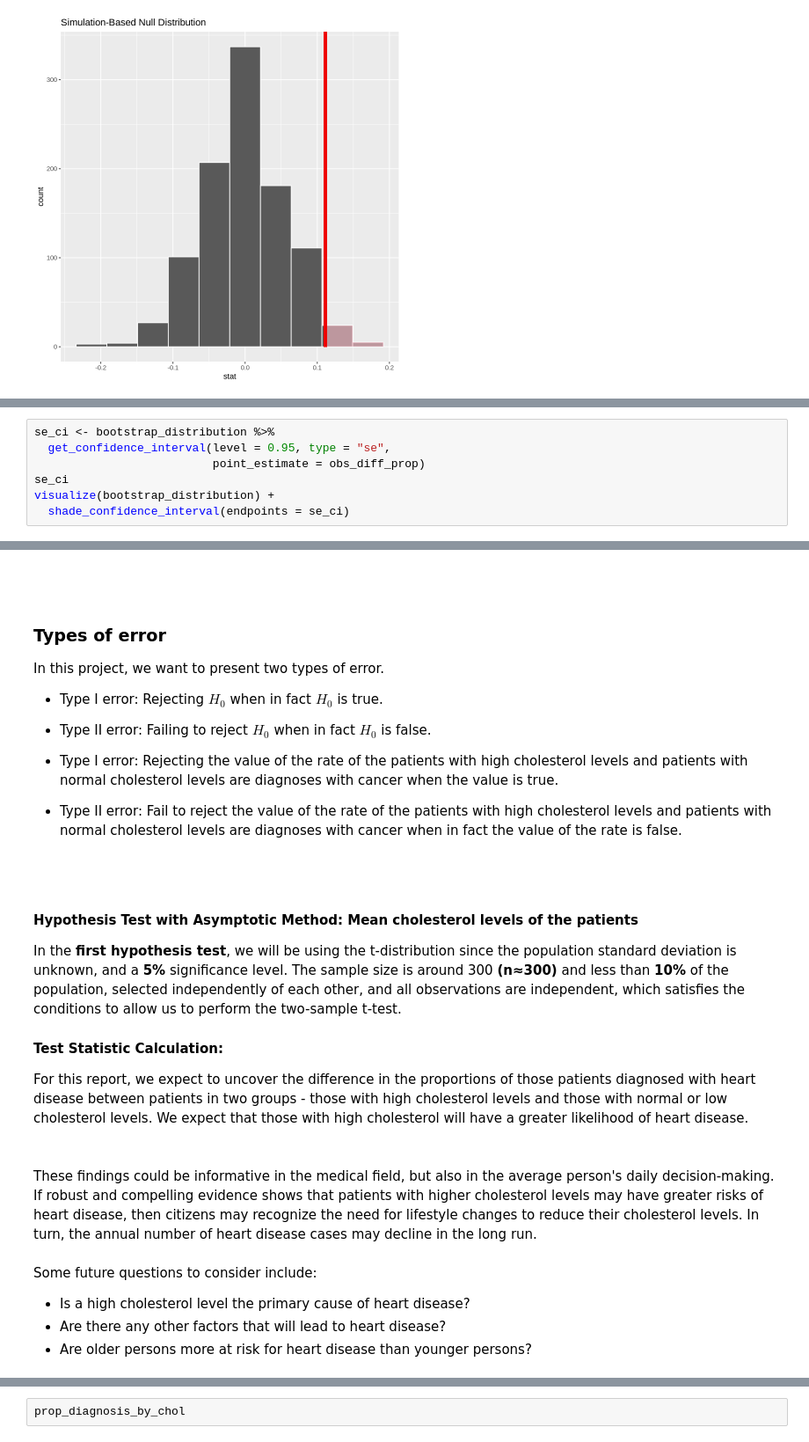
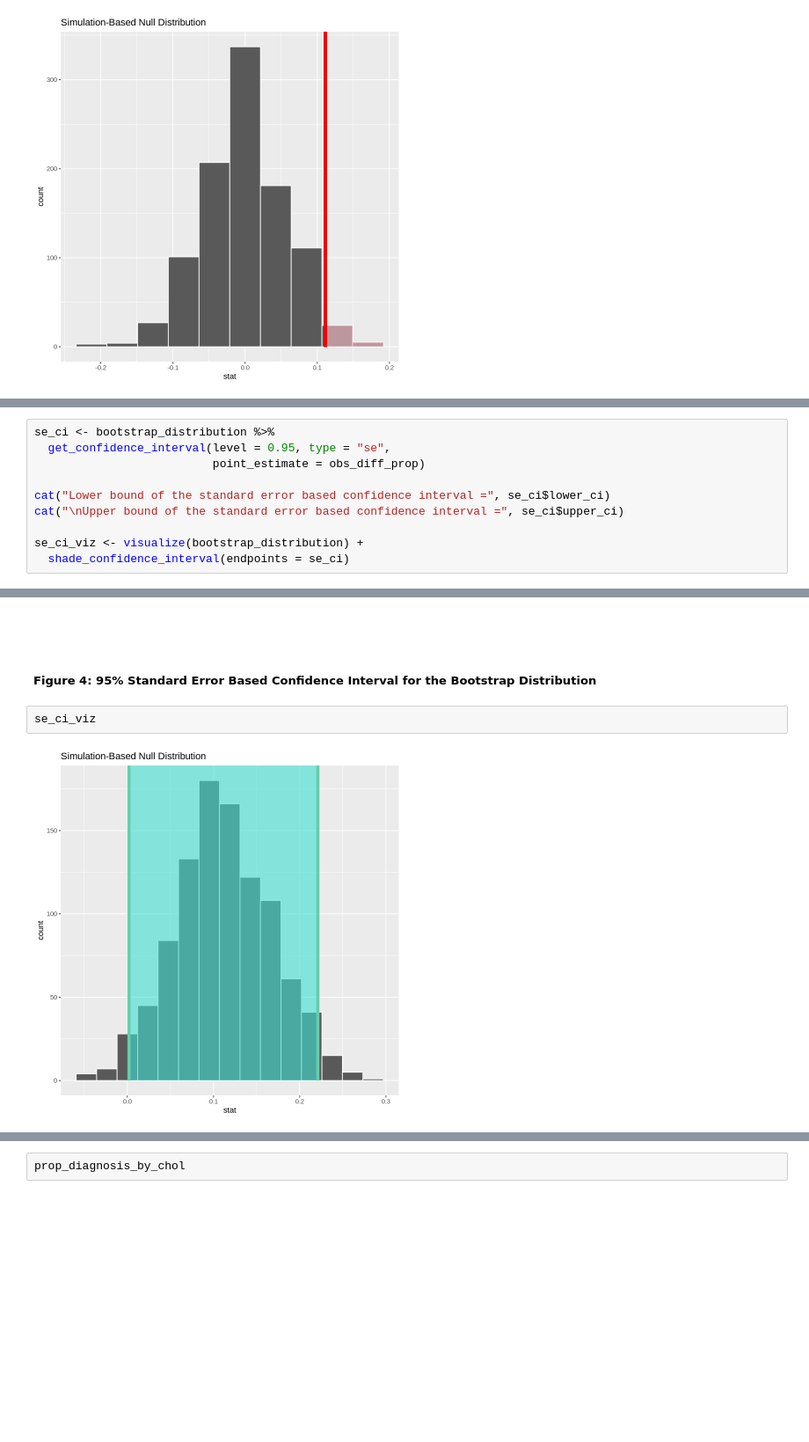
Before and after one commit to Kaylan-W/heart-disease-stat-201, a Jupyter notebook: Project_final_report.ipynb, the cells around one changed output, grey strips where cells are left out. Shown at 88% size. Cells and saved outputs as stored; diff of their text form; blank space fills up the shorter version.

Commit message:
Edited, formatted, reduced word count

```diff
--- a/Project_final_report.ipynb
+++ b/Project_final_report.ipynb
@@ -304,7 +327,10 @@ Given the approximately normal shape of the bootstrap distribution presented, we
 se_ci <- bootstrap_distribution %>%
   get_confidence_interval(level = 0.95, type = "se",
                           point_estimate = obs_diff_prop)
-se_ci
-visualize(bootstrap_distribution) +
+
+cat("Lower bound of the standard error based confidence interval =", se_ci$lower_ci)
+cat("\nUpper bound of the standard error based confidence interval =", se_ci$upper_ci)
+
+se_ci_viz <- visualize(bootstrap_distribution) +
   shade_confidence_interval(endpoints = se_ci)
 # %% [output]
@@ -337,29 +339,7 @@ The provided plots and estimates give a basic overview of the data but lack the
-# %% [markdown]
-<br><br>
-### Types of error
-
-In this project, we want to present two types of error.
-
-- Type I error: Rejecting $H_0$ when in fact $H_0$ is true.
-- Type II error: Failing to reject $H_0$ when in fact $H_0$ is false.
-
-- Type I error: Rejecting the value of the rate of the patients with high cholesterol levels and patients with normal cholesterol levels are diagnoses with cancer when the value is true.
-
-- Type II error: Fail to reject the value of the rate of the patients with high cholesterol levels and patients with normal cholesterol levels are diagnoses with cancer when in fact the value of the rate is false.
-
-<br><br>
-
-#### **Hypothesis Test with Asymptotic Method: Mean cholesterol levels of the patients**
-
-In the **first hypothesis test**, we will be using the t-distribution since the population standard deviation is unknown, and a **5%** significance level. The sample size is around 300  **(n≈300)** and less than **10%** of the population, selected independently of each other, and all observations are independent, which satisfies the conditions to allow us to perform the two-sample t-test.
-
-#### Test Statistic Calculation:
-
-For this report, we expect to uncover the difference in the proportions of those patients diagnosed with heart disease between patients in two groups - those with high cholesterol levels and those with normal or low cholesterol levels. We expect that those with high cholesterol will have a greater likelihood of heart disease.
-<br><br>
-These findings could be informative in the medical field, but also in the average person's daily decision-making. If robust and compelling evidence shows that patients with higher cholesterol levels may have greater risks of heart disease, then citizens may recognize the need for lifestyle changes to reduce their cholesterol levels. In turn, the annual number of heart disease cases may decline in the long run.
- <br><br>
-Some future questions to consider include:
-- Is a high cholesterol level the primary cause of heart disease?
-- Are there any other factors that will lead to heart disease?
-- Are older persons more at risk for heart disease than younger persons?
+# %% [markdown]
+<br><br>
+##### Figure 4: 95% Standard Error Based Confidence Interval for the Bootstrap Distribution
+# %%
+se_ci_viz
+# %% [output]
+[figure, added]
```
Also changed, not shown: parts of 38 cells of this notebook.
